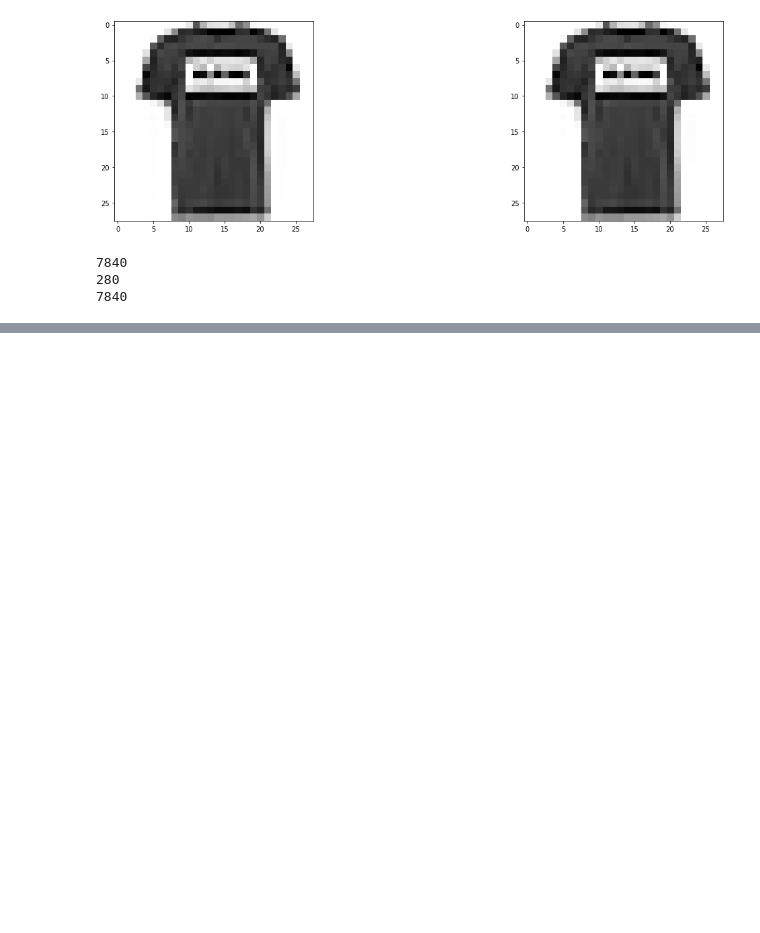
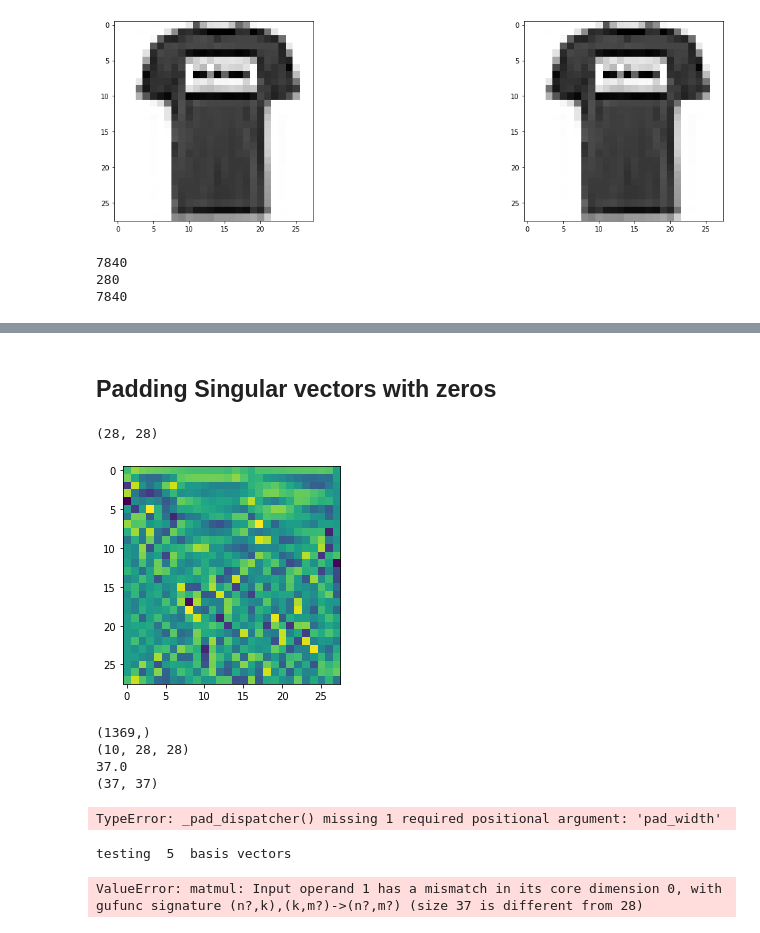
Before and after one commit to chriscamano/UMAP-and-PUMAP-research-, a Jupyter notebook: FALL 2022 UMAP /Image Correction Experiments.ipynb, the cells around one changed output, grey strips where cells are left out. Saved outputs shown, nothing was run; the diff lists cells and outputs as text; code cells hidden in the pictures; blank space fills up the shorter version.

```diff
--- a/FALL 2022 UMAP /Image Correction Experiments.ipynb
+++ b/FALL 2022 UMAP /Image Correction Experiments.ipynb
@@ -273,0 +411,73 @@ print(np.size(Vs))
+# %% [markdown]
+## Padding Singular vectors with zeros
+# %%
+print(np.shape(Us[1]))
+plt.imshow(Us[1], cmap='viridis')
+plt.show()
+# %% [output]
+(28, 28)
+[figure, added]
+# %%
+print(np.shape(r200_data[1]))
+n=np.shape(r200_data[1])[0]
+n=math.sqrt(n)
+m=n
+
+print(np.shape(Us))
+
+for i in range(np.shape(Us)[0]):
+    #print(math.sqrt(r200_data[i].shape[0]))
+    #temp=np.reshape(r200_data[i],(int(math.sqrt(r200_data[i].shape[0])),int(math.sqrt(r200_data[i].shape[0]))))
+    #print(np.shape(temp))
+    Us[i]=np.pad(Us[i],(()))
+# %% [output]
+(1369,)
+(10, 28, 28)
+37.0
+(37, 37)
+TypeError: _pad_dispatcher() missing 1 required positional argument: 'pad_width'
+# %%
+#Classify the test digits using the SVD of the training digits for varying numbers of basis vectors.
+#store number of incorrect samples into a matrix to be plotted at a later date
+incorrect_samples=0
+basis_performance=[]
+Basis_errors=[[],[],[],[],[]]
+
+for j in range(1,5):
+    print("testing ",5*j," basis vectors")
+
+    incorrect_classification=[]
+    Classifications=[]
+    num_basis_vecs=5*j
+
+    #classify test data
+    for i in range(1000):
+        Classifications.append(classify_y(Us,r200_data[i].reshape(37,37),num_basis_vecs))
+
+    #count failed classifications
+    for i in range(1000):
+        if Classifications[i]!=test_labels[i]:
+            incorrect_classification.append(Classifications[i])
+            #if(i%42==0):
+                #print_item(data[i])
+                #print(Classifications[i],test_labels[i])
+            incorrect_samples=incorrect_samples+1
+
+    for i in range(0,10):
+
+        if i==0:
+            error=countX(incorrect_classification,10)/incorrect_samples
+            #print("Percentage of errors that are 0:",error)
+        else:
+            error=countX(incorrect_classification,i)/incorrect_samples
+            #print("Percentage of errors that are",i,":",error)
+        Basis_errors[j].append(error)
+
+
+    #cache performance for a set of basis vectors and reset for the next attempt
+    basis_performance.append(incorrect_samples)
+    incorrect_samples=0
+    print("===============")
+# %% [output]
+testing  5  basis vectors
+ValueError: matmul: Input operand 1 has a mismatch in its core dimension 0, with gufunc signature (n?,k),(k,m?)->(n?,m?) (size 37 is different from 28)
```
Also changed, not shown: parts of 10 cells of this notebook.
